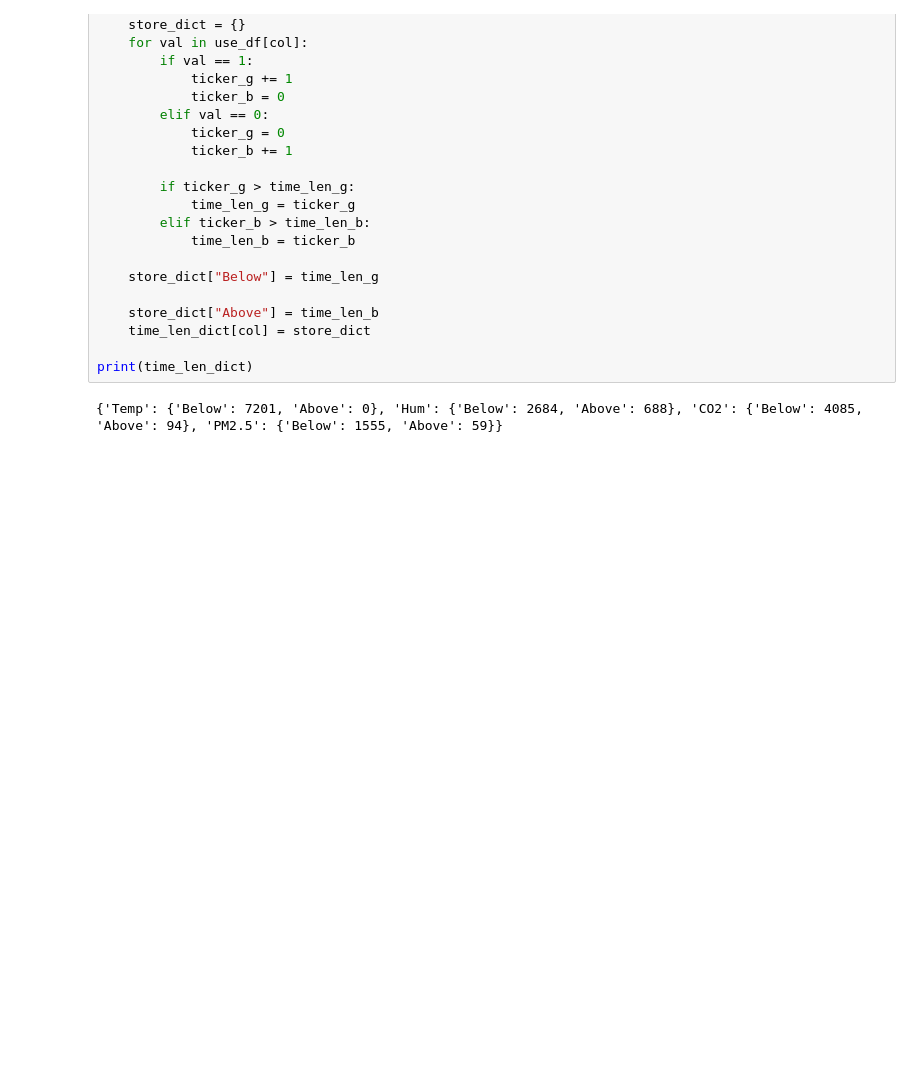
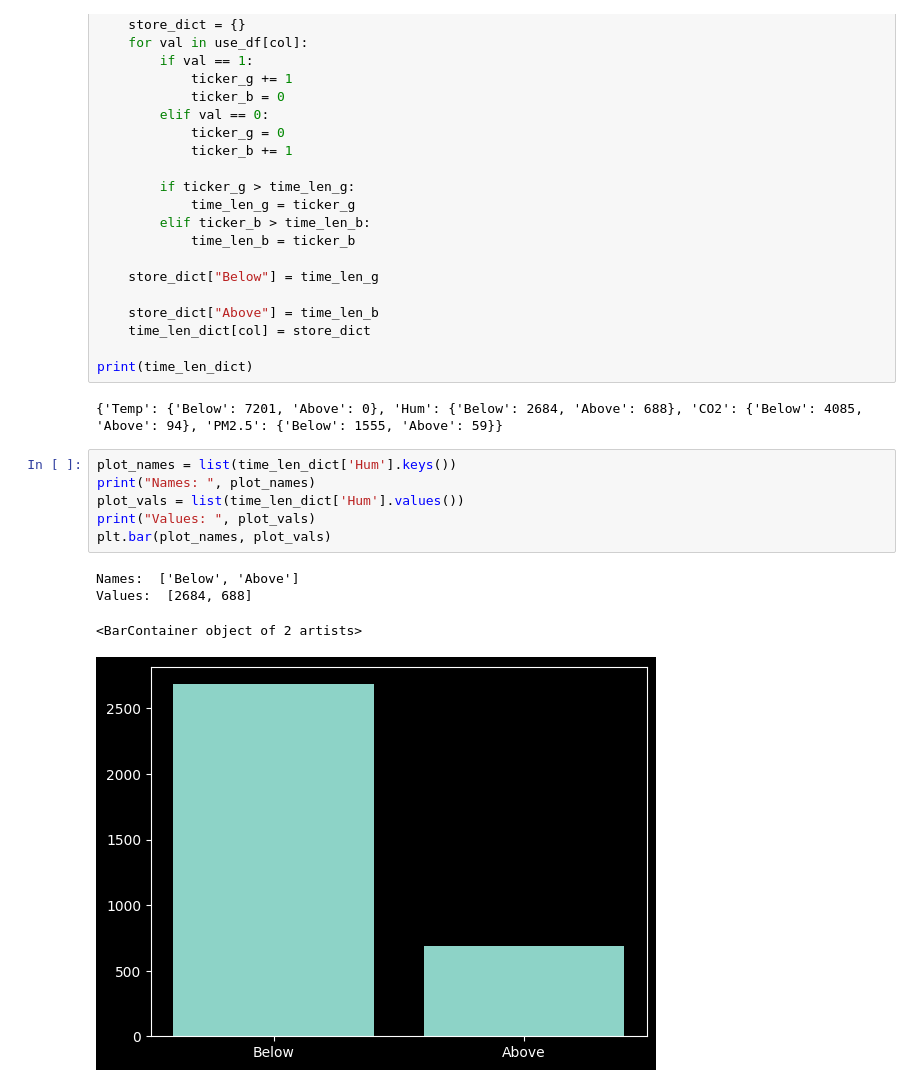
Before and after one commit to zdelk/data_analysis, a Jupyter notebook: IAQ_analysis/iaq_testground.ipynb, the cells around one changed output. Drawn from its saved outputs; the diff is of its cells as text; blank space fills up the shorter version.

```diff
--- a/IAQ_analysis/iaq_testground.ipynb
+++ b/IAQ_analysis/iaq_testground.ipynb
@@ -194,3 +194,14 @@ for col in use_df.columns:
 print(time_len_dict)
 # %% [output]
 {'Temp': {'Below': 7201, 'Above': 0}, 'Hum': {'Below': 2684, 'Above': 688}, 'CO2': {'Below': 4085, 'Above': 94}, 'PM2.5': {'Below': 1555, 'Above': 59}}
+# %%
+plot_names = list(time_len_dict['Hum'].keys())
+print("Names: ", plot_names)
+plot_vals = list(time_len_dict['Hum'].values())
+print("Values: ", plot_vals)
+plt.bar(plot_names, plot_vals)
+# %% [output]
+Names:  ['Below', 'Above']
+Values:  [2684, 688]
+<BarContainer object of 2 artists>
+[figure, added]
```
Also changed, not shown: 1 other file.
